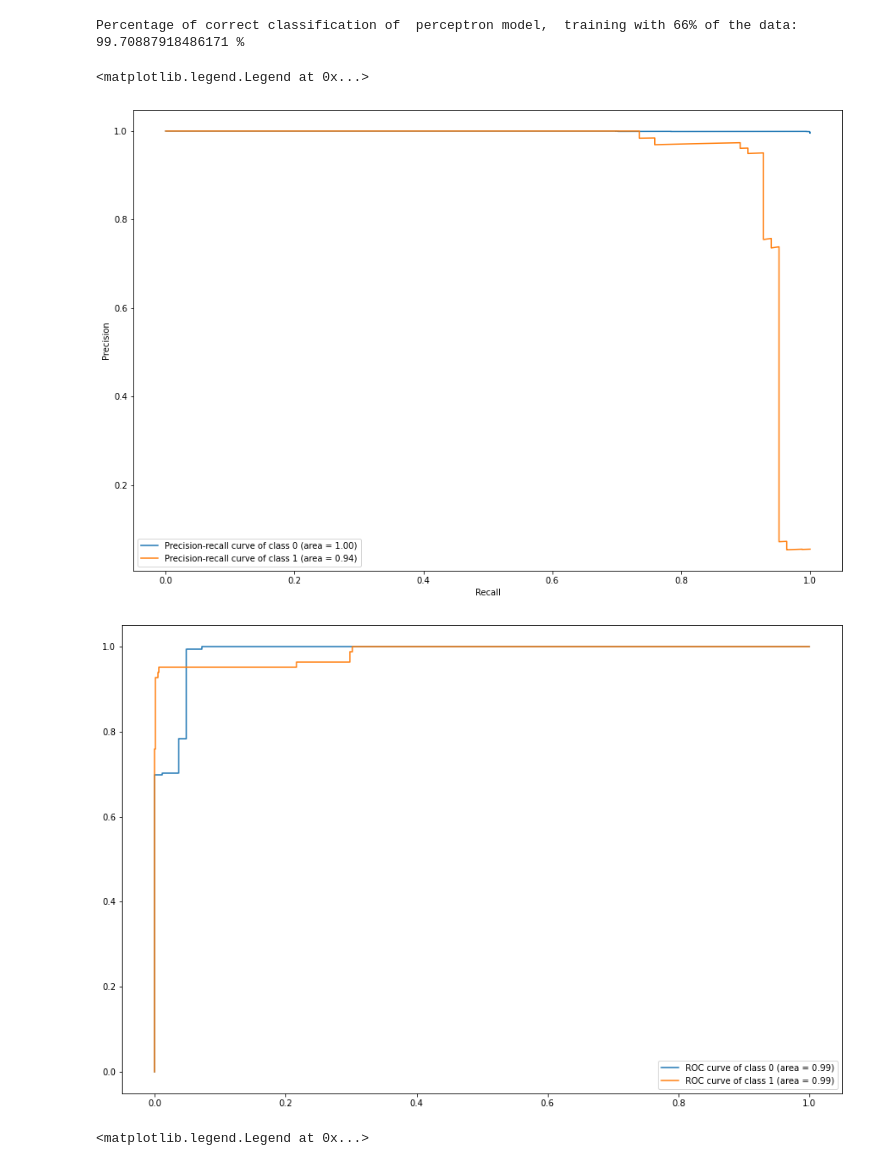
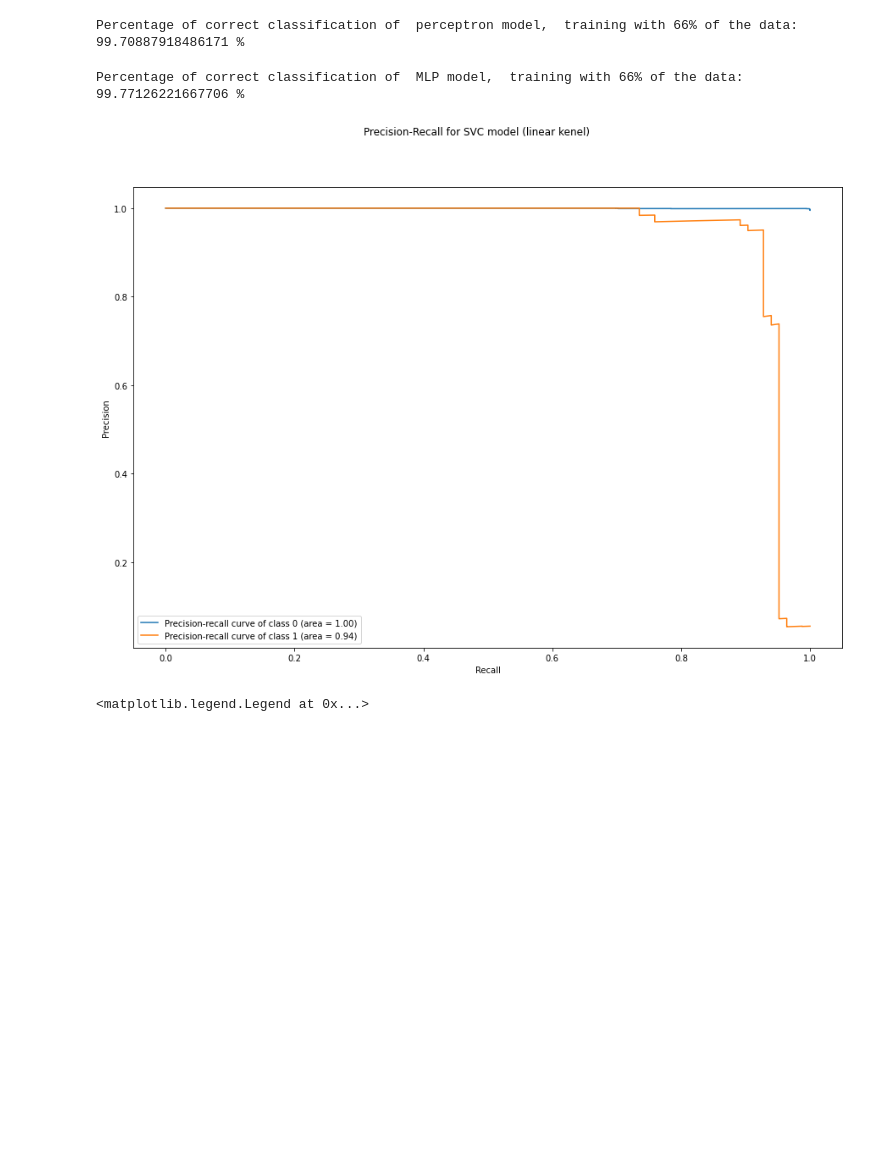
Before and after one commit to guillermoraya/RealVsFalseJob-Analysis-, a Jupyter notebook: RvFJ Analysis.ipynb, the cells around one changed output. Saved outputs shown, nothing was run; the diff lists cells and outputs as text; code cells hidden in the pictures; blank space fills up the shorter version.

```diff
--- a/RvFJ Analysis.ipynb
+++ b/RvFJ Analysis.ipynb
@@ -250,47 +254,39 @@ print ("Percentage of correct classification of  perceptron model,  training wit
 # %% [output]
 Percentage of correct classification of  perceptron model,  training with 66% of the data:  99.70887918486171 %
+# %%
+#MLP model
+from sklearn.neural_network import MLPClassifier
+mlp = MLPClassifier(solver='lbfgs', alpha=1e-5, hidden_layer_sizes=(682,682,100,50, 2), random_state=1)
+mlp.fit(X_train_vct_descAndComProf, flat_y_train)
+mlpScore_descAndCompProf=mlp.score(X_test_vct_descAndComProf, flat_y_test)
+print ("Percentage of correct classification of  MLP model,  training with 66% of the data: ",mlpScore_descAndCompProf*100,"%")
+# %% [output]
+Percentage of correct classification of  MLP model,  training with 66% of the data:  99.77126221667706 %
 # %%
 from sklearn.metrics import f1_score, precision_recall_curve, average_precision_score, roc_curve, auc
 
 probs = svc_linear.predict_proba(X_test_vct_descAndComProf)
 n_classes=2
 
 # Compute Precision-Recall and plot curve for SVC model
 precision = {}
 recall = {}
 average_precision = {}
 plt.figure(figsize=(15,10))
+plt.suptitle('Precision-Recall for SVC model (linear kenel)')
 
 for i in range(n_classes):
     precision[i], recall[i], _ = precision_recall_curve(flat_y_test == i, probs[:, i])
     average_precision[i] = average_precision_score(flat_y_test == i, probs[:, i])
 
     plt.plot(recall[i], precision[i],
     label='Precision-recall curve of class {0} (area = {1:0.2f})'
                            ''.format(i, average_precision[i]))
     plt.xlabel('Recall')
     plt.ylabel('Precision')
     plt.legend(loc="lower left")
-
-
-# Compute ROC curve and ROC area for each class
-fpr = {}
-tpr = {}
-roc_auc = {}
-for i in range(n_classes):
-    fpr[i], tpr[i], _ = roc_curve(flat_y_test == i, probs[:, i])
-    roc_auc[i] = auc(fpr[i], tpr[i])
-
-# Compute micro-average ROC curve and ROC area
-# Plot ROC curve
-plt.figure(figsize=(15,10))
-for i in range(n_classes):
-    plt.plot(fpr[i], tpr[i], label='ROC curve of class {0} (area = {1:0.2f})' ''.format(i, roc_auc[i]))
-plt.legend()
 # %% [output]
-<matplotlib.legend.Legend at 0x...>
-[figure, old version]
+[figure, new version]
-[figure, removed]
 # %%
 from sklearn.metrics import f1_score, precision_recall_curve, average_precision_score, roc_curve, auc
 
```
Also changed, not shown: parts of 8 cells of this notebook.
